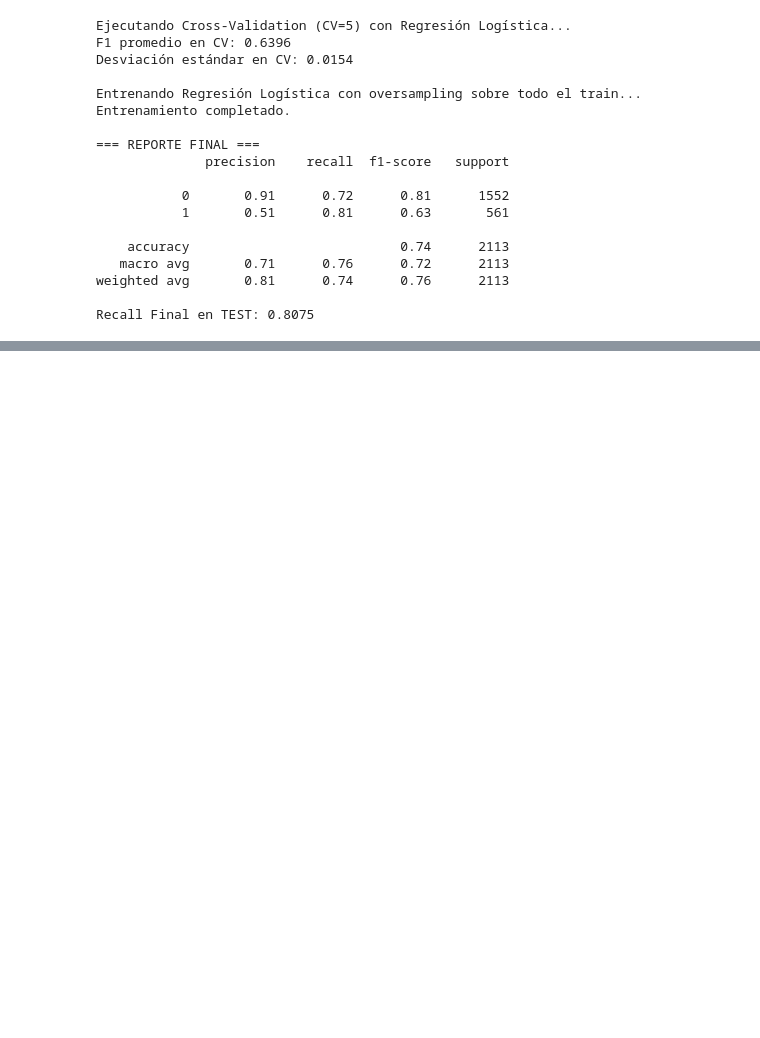
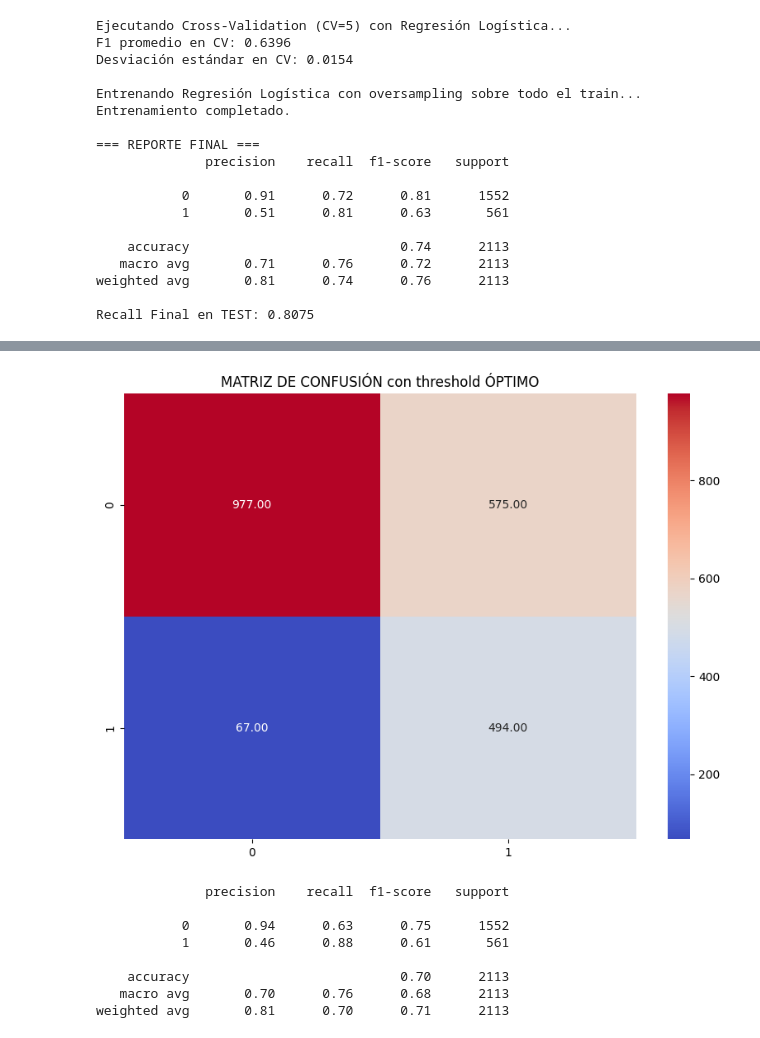
Before and after one commit to DavidPPLAZA/telecom-churn-prediction--ML--project, a Jupyter notebook: 00_notebook.ipynb, the cells around one changed output, grey strips where cells are left out. Drawn from its saved outputs; the diff is of its cells as text; code cells hidden in the pictures; blank space fills up the shorter version.

```diff
--- a/00_notebook.ipynb
+++ b/00_notebook.ipynb
@@ -1613,0 +2013,25 @@ Recall Final en TEST: 0.8075
+# %%
+from sklearn.metrics import confusion_matrix, classification_report
+
+plt.figure(figsize=(10, 7))
+
+y_scores = best_xgb.predict_proba(X_test)[:, 1]
+thr = 0.30
+
+y_final = (y_scores >= thr).astype(int)
+sns.heatmap(confusion_matrix(y_test, y_final), annot=True, cmap='coolwarm', fmt=".2f")
+
+plt.title("MATRIZ DE CONFUSIÓN con threshold ÓPTIMO")
+plt.show()
+
+print(classification_report(y_test, y_final))
+# %% [output]
+[figure, added]
+              precision    recall  f1-score   support
+
+           0       0.94      0.63      0.75      1552
+           1       0.46      0.88      0.61       561
+
+    accuracy                           0.70      2113
+   macro avg       0.70      0.76      0.68      2113
+weighted avg       0.81      0.70      0.71      2113
```
Also changed, not shown: parts of 21 cells of this notebook.
